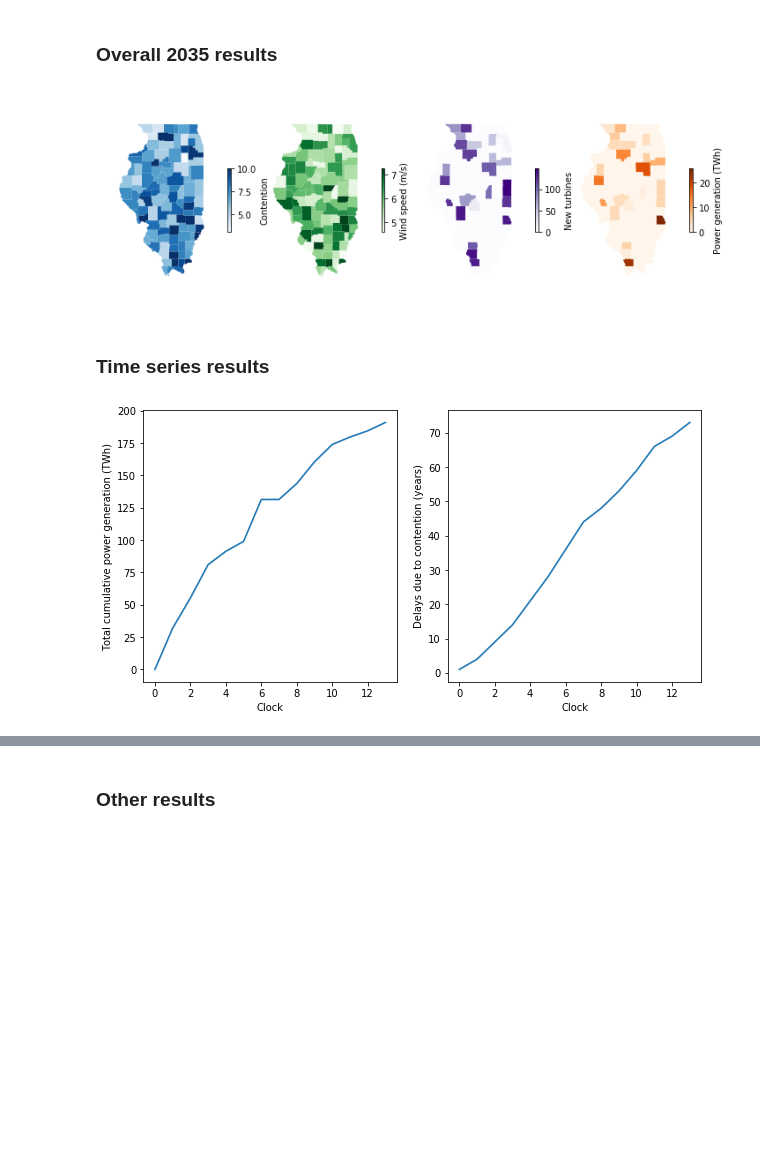
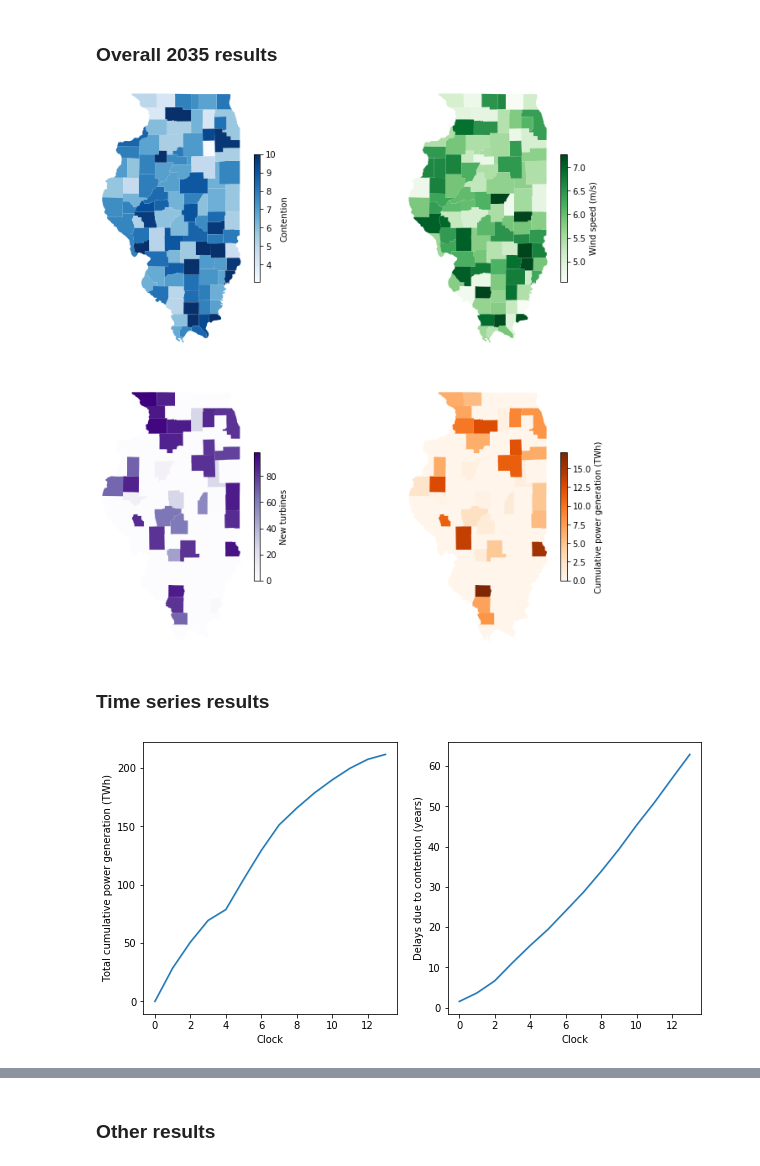
Before and after one commit to jwalzberg/WindAcceptanceModel, a Jupyter notebook: WindAcceptance.ipynb, the cells around one changed output, grey strips where cells are left out. Saved outputs shown, nothing was run; the diff lists cells and outputs as text; code cells hidden in the pictures; blank space fills up the shorter version.

```diff
--- a/WindAcceptance.ipynb
+++ b/WindAcceptance.ipynb
@@ -228,7 +228,8 @@ class WindAcceptanceModel(Model):
         :param air_density: parameter used to compute wind turbines capacity at a location.
         :param starting_year: starting year of the simulation.
         :param end_year: ending year of the simulation.
-        :param time_delay: determines how long an agent has to wait if its wind project has been delayed (e.g., due to contention)
+        :param time_delay: determines how long an agent has to wait if its wind project has been delayed
+        (e.g., due to contention)
         :param penalty: parameter used to adjust the reward function.
         :param reward: parameter used to adjust the reward function.
         """
@@ -251,6 +252,7 @@ class WindAcceptanceModel(Model):
 
         # Initializes random seed
         random.seed(self.seed)
+        np.random.seed(self.seed)
         self.reset_randomizer(self.seed)
 
         # Creates additional instance variables
@@ -533,7 +535,7 @@ class WindDeveloperAgent(Agent):
 
 The Q-learning algorithm is trained and different ouputs are used to assess the performance of the algorithm as function of training episodes. If the "training" variable is set to False, training is skipped and the Q-table in the "q_table.csv" is used in the following steps (to avoid lenghty training computations).
 # %%
-training = True
+training = False
 # Lists used to compute simulation output as a function of training episodes
 episode_list = []
 energy_output_list = []
@@ -612,7 +614,7 @@ Once the model is trained, it can be used to identify siting areas optimizing th
 seed = 0
 # Upload Q-table from training
 q_table = pd.read_csv('q_table.csv', index_col=0)
-replicates = 1
+replicates = 30
 epsilon = 0  # epsilon=0 for optimized decisions (i.e., they should only be based on exploitation (no exploration allowed))
 start_epsilon_decaying = 1
 end_epsilon_decaying_factor = 2
@@ -694,23 +705,23 @@ analysis_df.head()
 # %%
 input_df = analysis_df[analysis_df['Clock'] == analysis_df['Clock'].max()]
 num_plot = 0
 variables = ['contention', 'wind_speed', 'Number of turbines installed', 'Cumulative power generation (TWh)']
-titles = ['Contention', 'Wind speed (m/s)', 'New turbines', 'Power generation (TWh)']
+titles = ['Contention', 'Wind speed (m/s)', 'New turbines', 'Cumulative power generation (TWh)']
 fig = plt.figure(figsize=(12, 12))
 for variable in variables:
     num_plot += 1
-    ax = plt.subplot(1, 4, num_plot)
+    ax = plt.subplot(2, 2, num_plot)
     color_scales = ['Blues', 'Greens', 'Purples', 'Oranges']
     ax.axis('off')
-    ax.margins(0.2)
+    ax.margins(0)
     input_df.plot(ax=ax, column=variable, cmap=color_scales[num_plot - 1])
     vmin, vmax = input_df[variable].min(), input_df[variable].max()
     sm = plt.cm.ScalarMappable(cmap=color_scales[num_plot - 1], norm=plt.Normalize(vmin=vmin, vmax=vmax))
     sm._A = []
     cbar = fig.colorbar(sm, fraction=0.025, label=titles[num_plot - 1])
 plt.savefig('Overall_2035_MapResults.png', bbox_inches='tight', tight_layout=True, pad_inches=0)
 # %% [output]
-[figure, old version]
+[figure, new version]
 # %% [markdown]
 ### Time series results
 # %%
@@ -723,7 +734,7 @@ for variable in variables:
     sns.lineplot(ax=ax, data=analysis_df, x="Clock", y=variables[num_plot - 1])
 plt.savefig('TimeSeriesResults_Power&Delay.png', bbox_inches='tight', tight_layout=True, pad_inches=0)
 # %% [output]
-[figure, old version]
+[figure, new version]
 # %%
 num_plot = 0
 periods = [0.25, 0.5, 0.75, 1]
```
Also changed, not shown: parts of 5 cells of this notebook, 5 other files.
